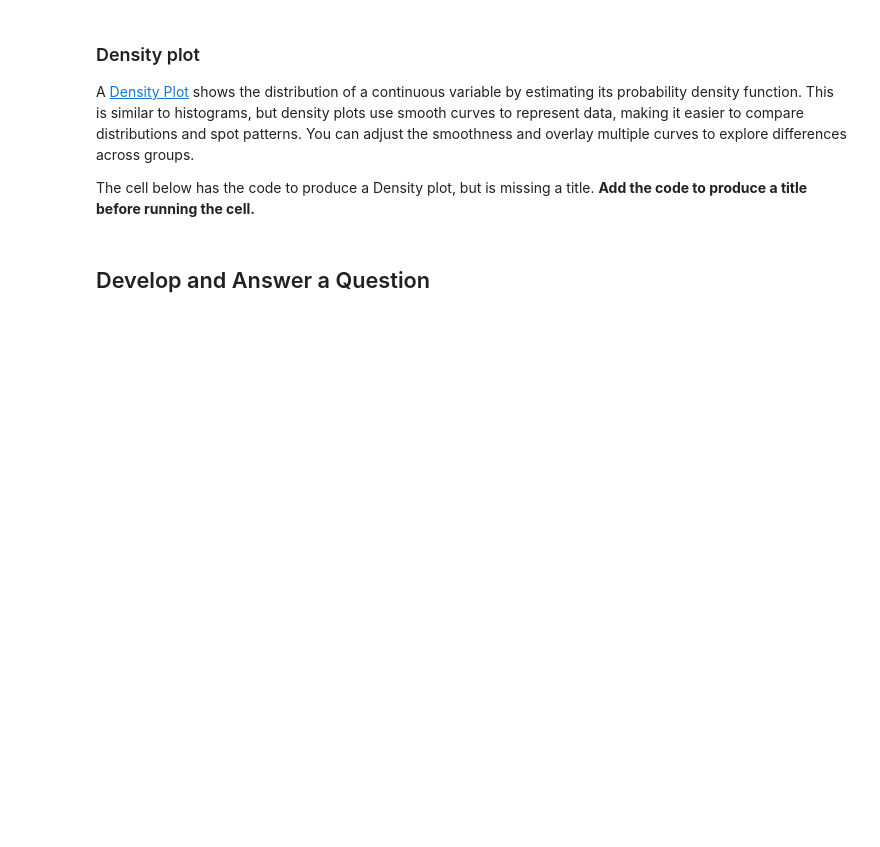
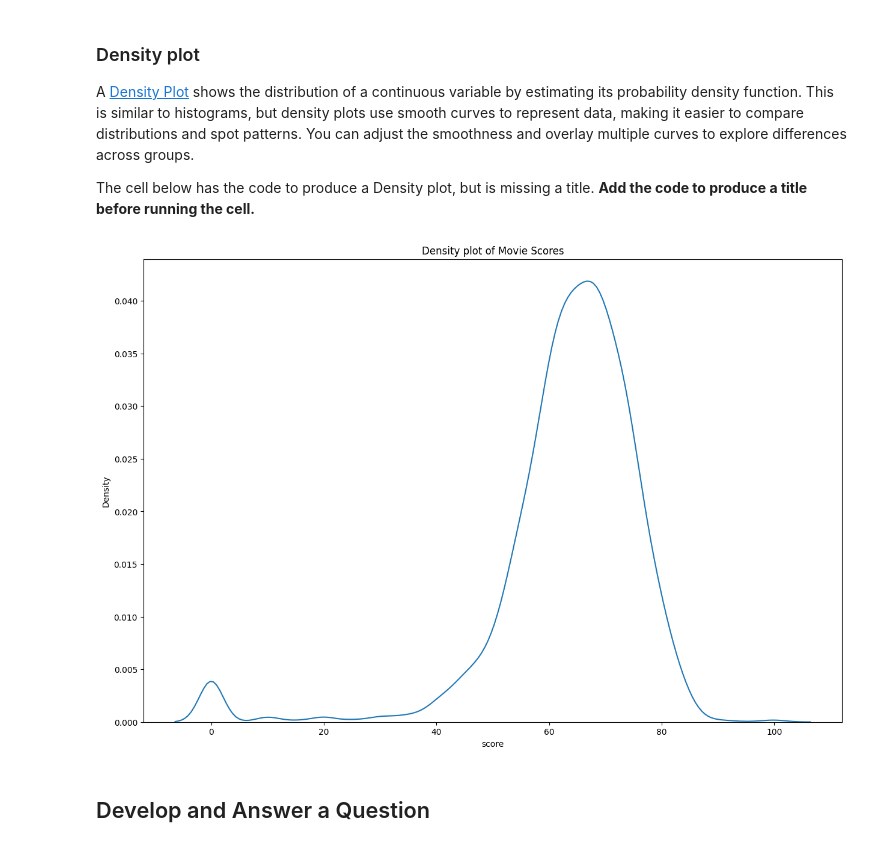
Before and after one commit to swimmert29/DS1001-LABS-Projects, a Jupyter notebook: LABS-06_Design-2.ipynb, the cells around one changed output. Drawn from its saved outputs; the diff is of its cells as text; code cells hidden in the pictures; blank space fills up the shorter version.

```diff
--- a/LABS-06_Design-2.ipynb
+++ b/LABS-06_Design-2.ipynb
@@ -185,10 +190,12 @@ The cell below has the code to produce a Density plot, but is missing a title. *
 # %%
 x = data['score']
 plt.figure(figsize=(15, 10))
 sns.kdeplot(data=data, x="score")
 
-## ADD CODE TO PRODUCE TITLE HERE
+plt.title("Density plot of Movie Scores")
 plt.show()
+# %% [output]
+[figure, added]
 # %% [markdown]
 ## Develop and Answer a Question
 # %%
```
Also changed, not shown: parts of 3 cells of this notebook.
